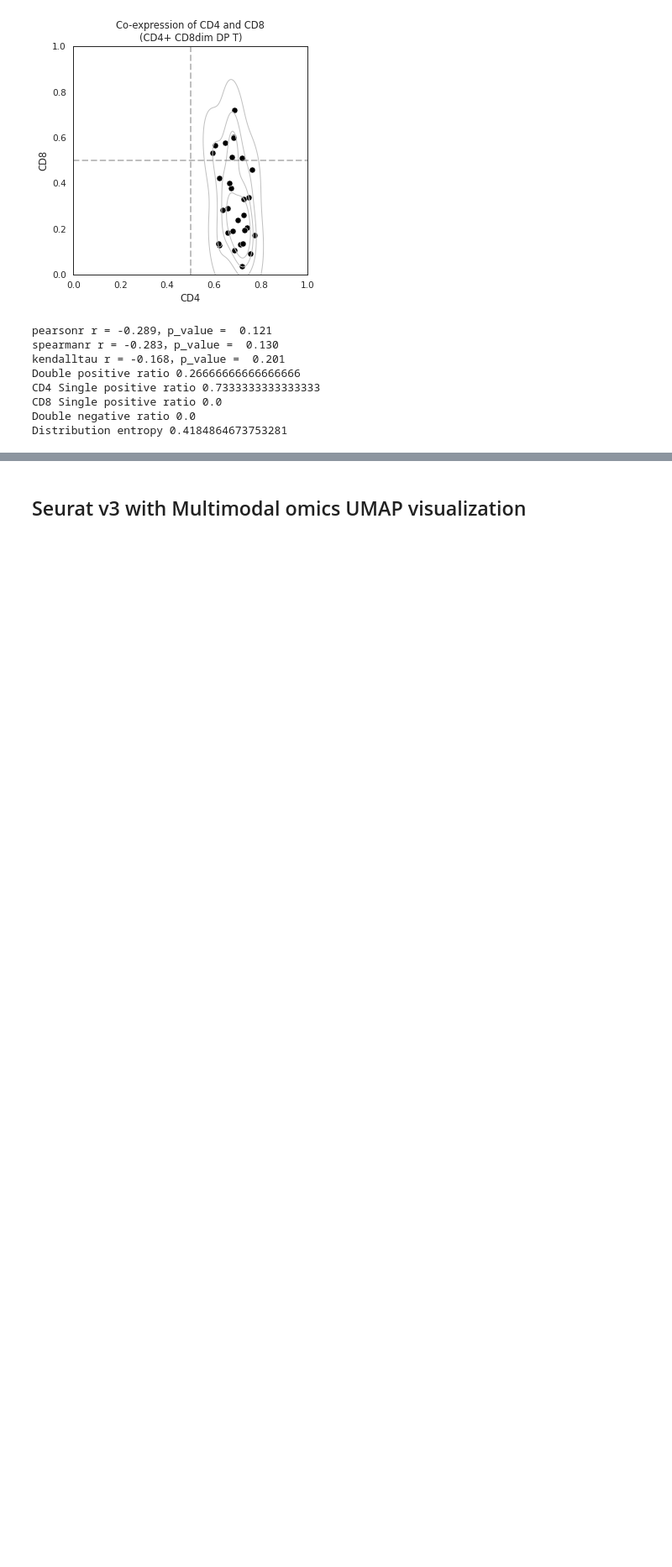
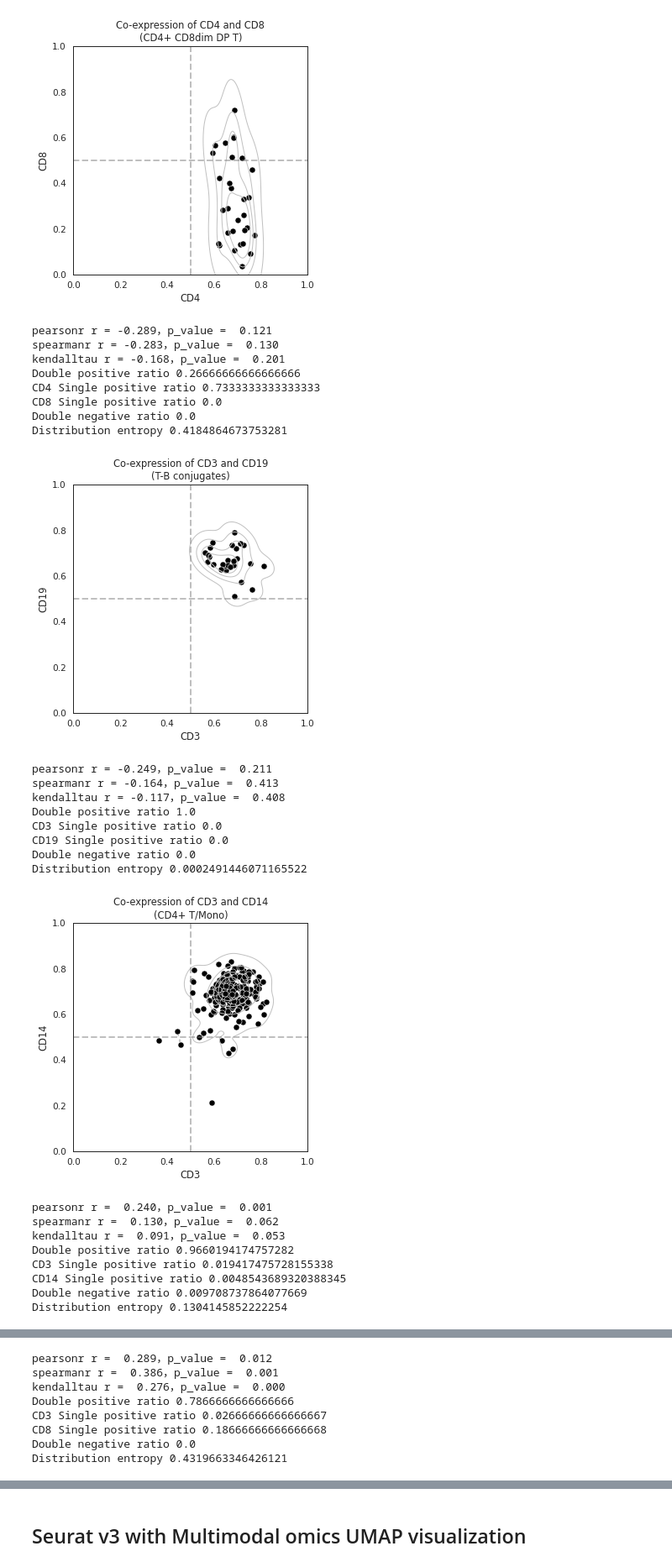
Before and after one commit to studentiz/CITEMO, a Jupyter notebook: CITEMO.ipynb, the cells around one changed output, grey strips where cells are left out. Shown at 84% size. Cells and saved outputs as stored; diff of their text form; code cells hidden in the pictures; blank space fills up the shorter version.

```diff
--- a/CITEMO.ipynb
+++ b/CITEMO.ipynb
@@ -274,9 +273,9 @@ sns.despine()
 # %%
 import datetime
 start = datetime.datetime.now()
-filepath = "/home/hh/bigdata/hh/SVAE/CBMC/cbmc.rna.csv"
+filepath = "cbmc.RNA.csv"
 rna_umi_matrix, genenames, barcoders  = load_umi_matrix(filepath)
-filepath = "/home/hh/bigdata/hh/SVAE/home/huhuan/SAE/cbmc/GSE100866_CBMC_8K_13AB_10X-ADT_umi.csv.gz"
+filepath = "cbmc.ADT.csv"
 adt_umi_matrix, adtnames, barcoders  = load_umi_matrix(filepath)
 end = datetime.datetime.now()
 timecost(start, end)
@@ -525,3 +524,31 @@ CD4 Single positive ratio 0.7333333333333333
 CD8 Single positive ratio 0.0
 Double negative ratio 0.0
 Distribution entropy 0.4184864673753281
+# %%
+cox_adt(adtname1="CD3", adtname2="CD19", group=25, y_pred_group=y_pred_communities_mo, adt_data=adt_data, setlalel="T-B conjugates", color="black")
+cox_adt(adtname1="CD3", adtname2="CD14", group=12, y_pred_group=y_pred_communities_mo, adt_data=adt_data, setlalel="CD4+ T/Mono", color="black")
+cox_adt(adtname1="CD3", adtname2="CD8", group=20, y_pred_group=y_pred_communities_mo, adt_data=adt_data, setlalel="CD8+ T/Mono", color="black")
+
+cox_adt(adtname1="CD8", adtname2="CD19", group=25, y_pred_group=y_pred_communities_mo, adt_data=adt_data, setlalel="T-B conjugates", color="black")
+cox_adt(adtname1="CD16", adtname2="CD19", group=12, y_pred_group=y_pred_communities_mo, adt_data=adt_data, setlalel="CD4+ T/Mono", color="black")
+cox_adt(adtname1="CD4", adtname2="CD8", group=20, y_pred_group=y_pred_communities_mo, adt_data=adt_data, setlalel="CD8+ T/Mono", color="black")
+cox_adt(adtname1="CD4", adtname2="CD19", group=20, y_pred_group=y_pred_communities_mo, adt_data=adt_data, setlalel="CD8+ T/Mono", color="black")
+# %% [output]
+[figure, added]
+pearsonr r = -0.249，p_value =  0.211
+spearmanr r = -0.164，p_value =  0.413
+kendalltau r = -0.117，p_value =  0.408
+Double positive ratio 1.0
+CD3 Single positive ratio 0.0
+CD19 Single positive ratio 0.0
+Double negative ratio 0.0
+Distribution entropy 0.0002491446071165522
+[figure, added]
+pearsonr r =  0.240，p_value =  0.001
+spearmanr r =  0.130，p_value =  0.062
+kendalltau r =  0.091，p_value =  0.053
+Double positive ratio 0.9660194174757282
+CD3 Single positive ratio 0.019417475728155338
+CD14 Single positive ratio 0.0048543689320388345
+Double negative ratio 0.009708737864077669
+Distribution entropy 0.1304145852222254
@@ -527,0 +556,8 @@ Distribution entropy 0.4184864673753281
+pearsonr r =  0.289，p_value =  0.012
+spearmanr r =  0.386，p_value =  0.001
+kendalltau r =  0.276，p_value =  0.000
+Double positive ratio 0.7866666666666666
+CD3 Single positive ratio 0.02666666666666667
+CD8 Single positive ratio 0.18666666666666668
+Double negative ratio 0.0
+Distribution entropy 0.4319663346426121
```
Also changed, not shown: parts of 6 cells of this notebook.
